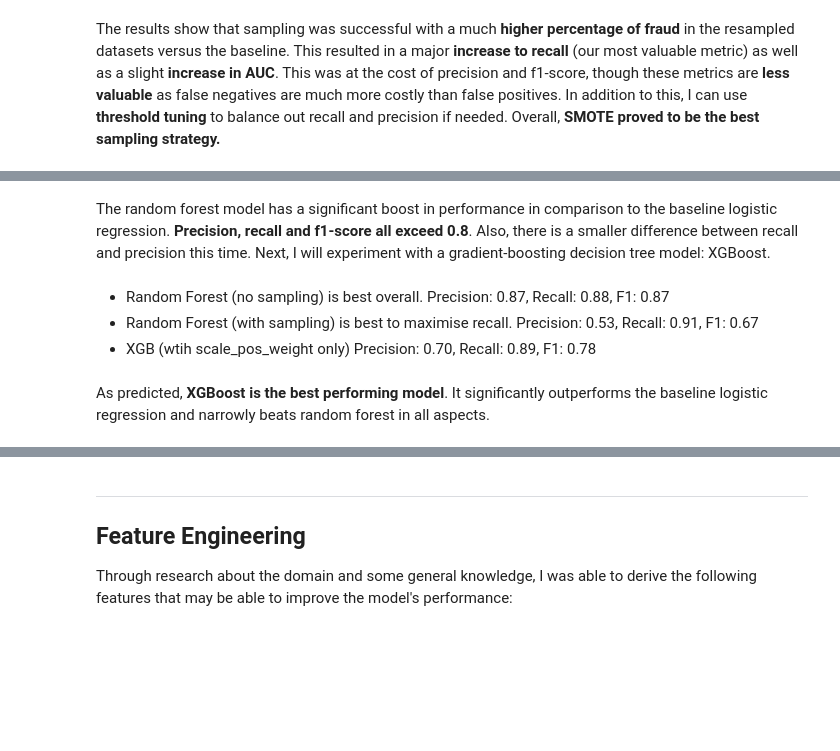
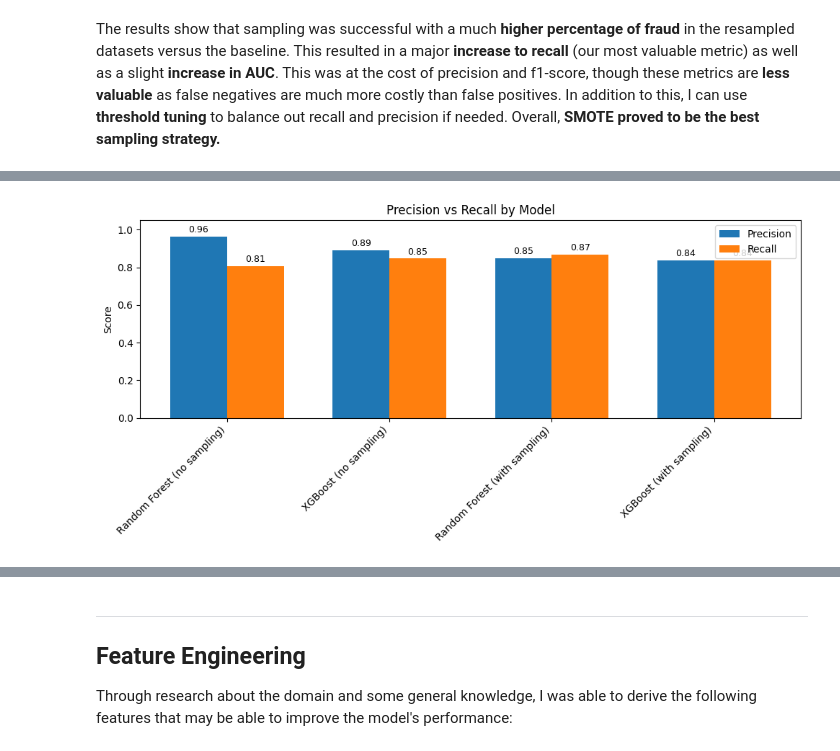
Before and after one commit to Rian-D/ML-Fraud-Detection, a Jupyter notebook: fraud_detection.ipynb, the cells around one changed output, grey strips where cells are left out. Drawn from its saved outputs; the diff is of its cells as text; code cells hidden in the pictures; blank space fills up the shorter version.

Commit message:
Kaggle Notebook | Credit Card Fraud Detection | Version 4

```diff
--- a/fraud_detection.ipynb
+++ b/fraud_detection.ipynb
@@ -448,16 +423,0 @@ weighted avg       1.00      1.00      1.00     56962
-# %%
-smote = SMOTE(sampling_strategy=0.05, random_state=42)
-X_train_resampled, y_train_resampled = smote.fit_resample(X_train, y_train)
-
-models = {"Random Forest": RandomForestClassifier(random_state=42),
-          "XGBoost": XGBClassifier(
-              random_state=42,
-              scale_pos_weight=2800)}
-# {'subsample': 0.8, 'scale_pos_weight': 1154.5736040609138, 'n_estimators': 150, 'min_child_weight': 6, 'max_depth': 7, 'learning_rate': 0.015, 'gamma': 0, 'colsample_bytree': 0.7}
-for label, model in models.items():
-    model.fit(X_train_resampled, y_train_resampled)
-    y_pred = model.predict(X_test)
-    y_prob = model.predict_proba(X_test)[:, 1]
-    print(f"Results for {label.upper()}:")
-    print(f"AUC Score: {roc_auc_score(y_test, y_prob):.2f}")
-    print(classification_report(y_test, y_pred, target_names=['Not Fraud', 'Fraud']))
@@ -482,8 +424,54 @@ weighted avg       1.00      1.00      1.00     56962
-# %% [markdown]
-The random forest model has a significant boost in performance in comparison to the baseline logistic regression. **Precision, recall and f1-score all exceed 0.8**. Also, there is a smaller difference between recall and precision this time. Next, I will experiment with a gradient-boosting decision tree model: XGBoost.
-# %% [markdown]
-- Random Forest (no sampling) is best overall. Precision: 0.87, Recall: 0.88, F1: 0.87
-- Random Forest (with sampling) is best to maximise recall. Precision: 0.53, Recall: 0.91, F1: 0.67
-- XGB (wtih scale_pos_weight only) Precision: 0.70, Recall: 0.89, F1: 0.78
-# %% [markdown]
-As predicted, **XGBoost is the best performing model**. It significantly outperforms the baseline logistic regression and narrowly beats random forest in all aspects.
+# %%
+# 1. Resample
+smote = SMOTE(sampling_strategy=0.05, random_state=42)
+X_train_resampled, y_train_resampled = smote.fit_resample(X_train, y_train)
+
+# 2. Train Models & Collect Metrics
+results = []
+models = {
+    "Random Forest (no sampling)": RandomForestClassifier(random_state=42),
+    "XGBoost (no sampling)": XGBClassifier(random_state=42, scale_pos_weight=2800),
+    "Random Forest (with sampling)": RandomForestClassifier(random_state=42),
+    "XGBoost (with sampling)": XGBClassifier(random_state=42)
+}
+
+for label, model in models.items():
+    model.fit(X_train if "no sampling" in label else X_train_resampled,
+              y_train if "no sampling" in label else y_train_resampled)
+
+    y_pred = model.predict(X_test)
+
+    results.append({
+        "Model": label,
+        "Precision": precision_score(y_test, y_pred, pos_label=1),
+        "Recall": recall_score(y_test, y_pred, pos_label=1)
+    })
+
+# 3. Convert to DataFrame
+results_df = pd.DataFrame(results)
+
+# 4. Plot
+plt.figure(figsize=(10, 5))
+x = range(len(results_df))
+width = 0.35
+
+# Bars
+prec_bars = plt.bar([i - width/2 for i in x], results_df["Precision"], width=width, label="Precision")
+recall_bars = plt.bar([i + width/2 for i in x], results_df["Recall"], width=width, label="Recall")
+
+# Add value labels
+for bar_group in [prec_bars, recall_bars]:
+    for bar in bar_group:
+        height = bar.get_height()
+        plt.text(bar.get_x() + bar.get_width()/2, height + 0.01,
+                 f"{height:.2f}", ha='center', va='bottom', fontsize=9)
+
+plt.xticks(x, results_df["Model"], rotation=45, ha="right")
+plt.ylabel("Score")
+plt.ylim(0, 1.05)
+plt.title("Precision vs Recall by Model")
+plt.legend()
+plt.tight_layout()
+plt.show()
+# %% [output]
+[figure, added]
```
Also changed, not shown: parts of 10 cells of this notebook.
